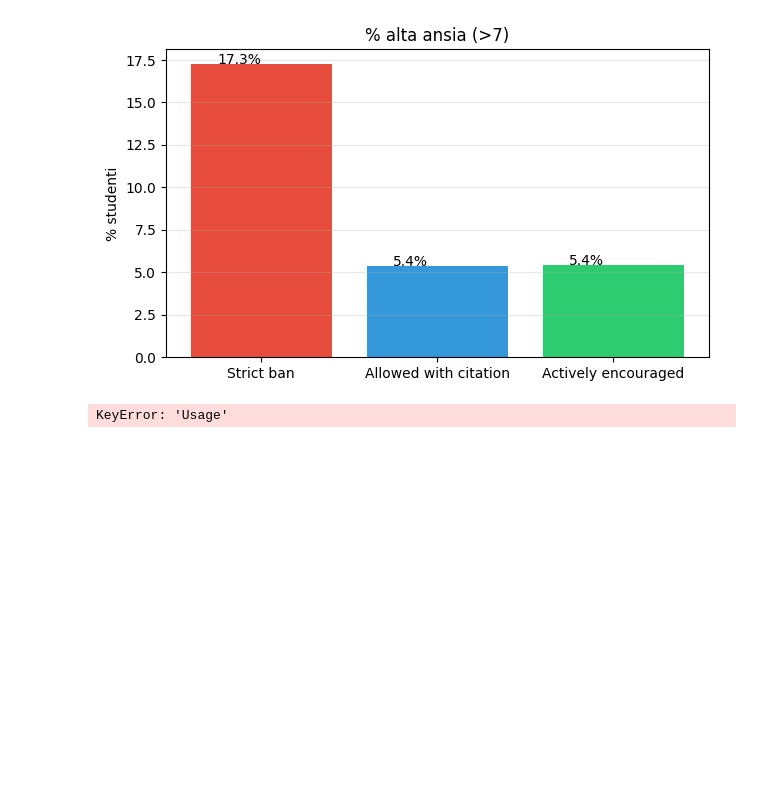
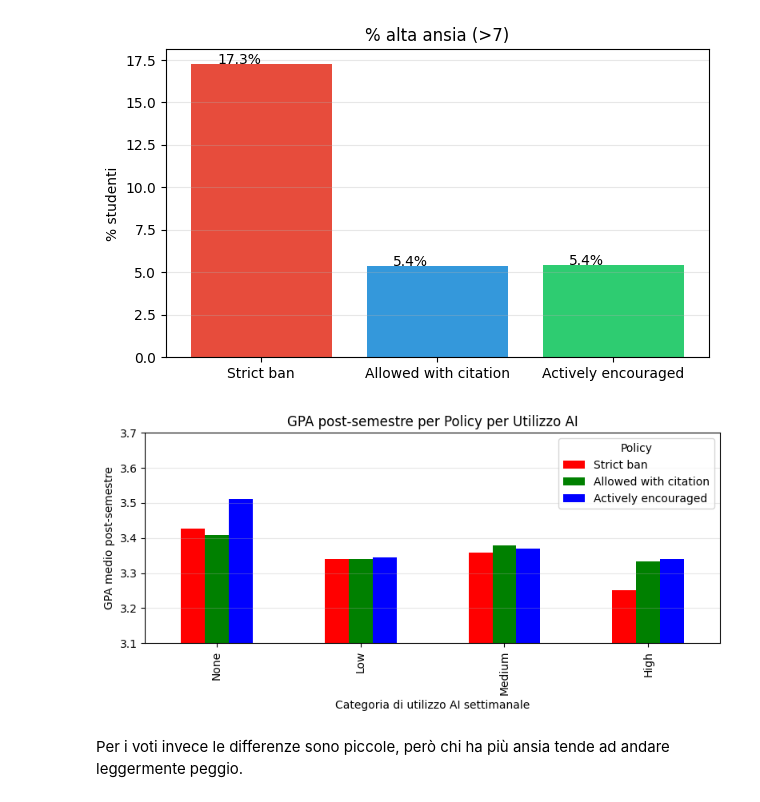
Before and after one commit to GabrieleBan/AI_Impact_on_Students, a Jupyter notebook: institutional_policy_analisi.ipynb, the cells around one changed output. Saved outputs shown, nothing was run; the diff lists cells and outputs as text; code cells hidden in the pictures; blank space fills up the shorter version.

```diff
--- a/institutional_policy_analisi.ipynb
+++ b/institutional_policy_analisi.ipynb
@@ -143,25 +149,27 @@ plt.show()
 # %%
 gpa_pivot = df.pivot_table(
     index="Usage",
     columns="Policy",
     values="Post_Semester_GPA",
     aggfunc="mean"
-).loc[["None", "Low", "Medium", "#2ecc71"], order]
+).loc[["None", "Low", "Medium", "High"], order]
 
 gpa_pivot.plot(
     kind="bar",
     figsize=(8,4),
-    color=["#e74c3c", "#3498db", "blue"]
+    color=["red", "green", "blue"]
 )
 
 plt.title("GPA post-semestre per Policy per Utilizzo AI")
 plt.xlabel("Categoria di utilizzo AI settimanale")
 plt.ylabel("GPA medio post-semestre")
 plt.ylim(3.1, 3.7)
 plt.grid(axis="y", alpha=0.3)
 plt.legend(title="Policy")
 
 plt.tight_layout()
 plt.show()
 # %% [output]
-KeyError: 'Usage'
+[figure, added]
+# %% [markdown]
+Per i voti invece le differenze sono piccole, però chi ha più ansia tende ad andare leggermente peggio.
```
Also changed, not shown: parts of 3 cells of this notebook.
